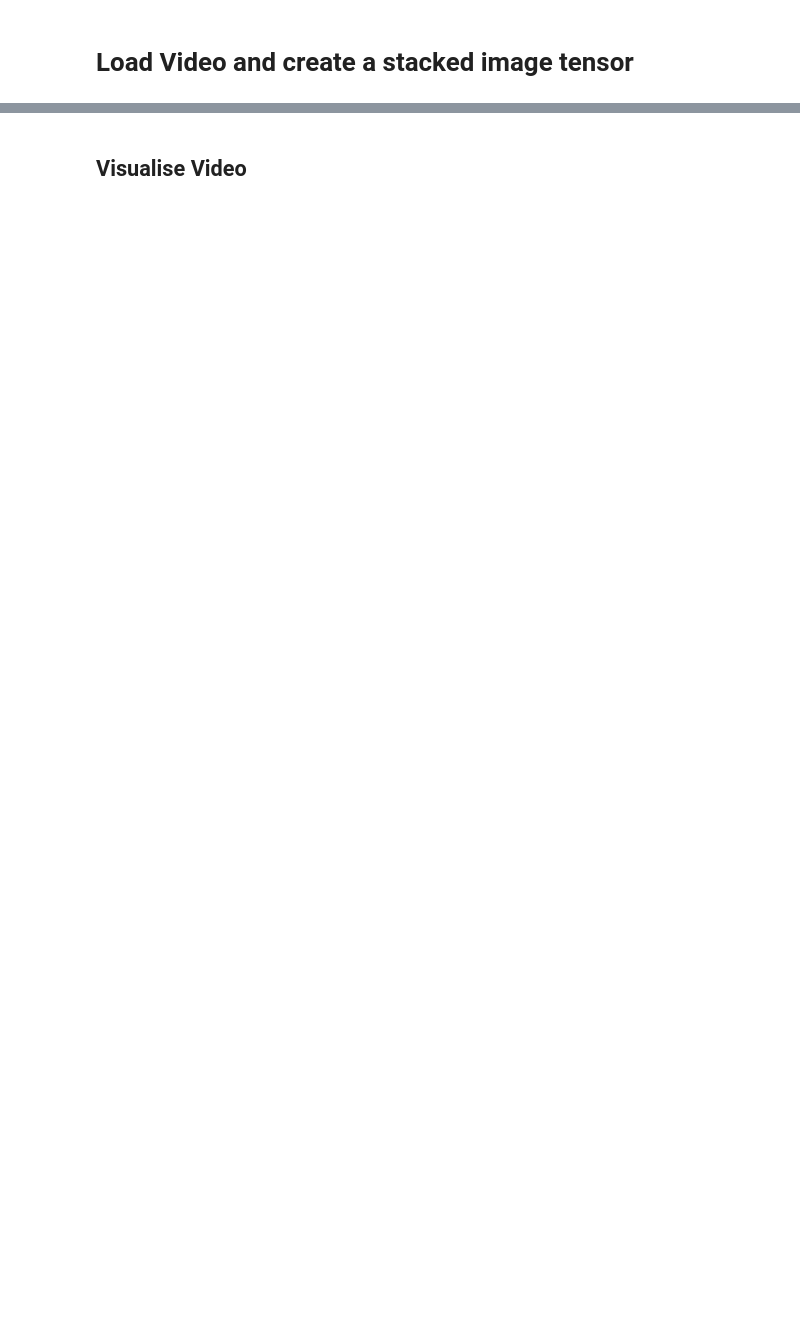
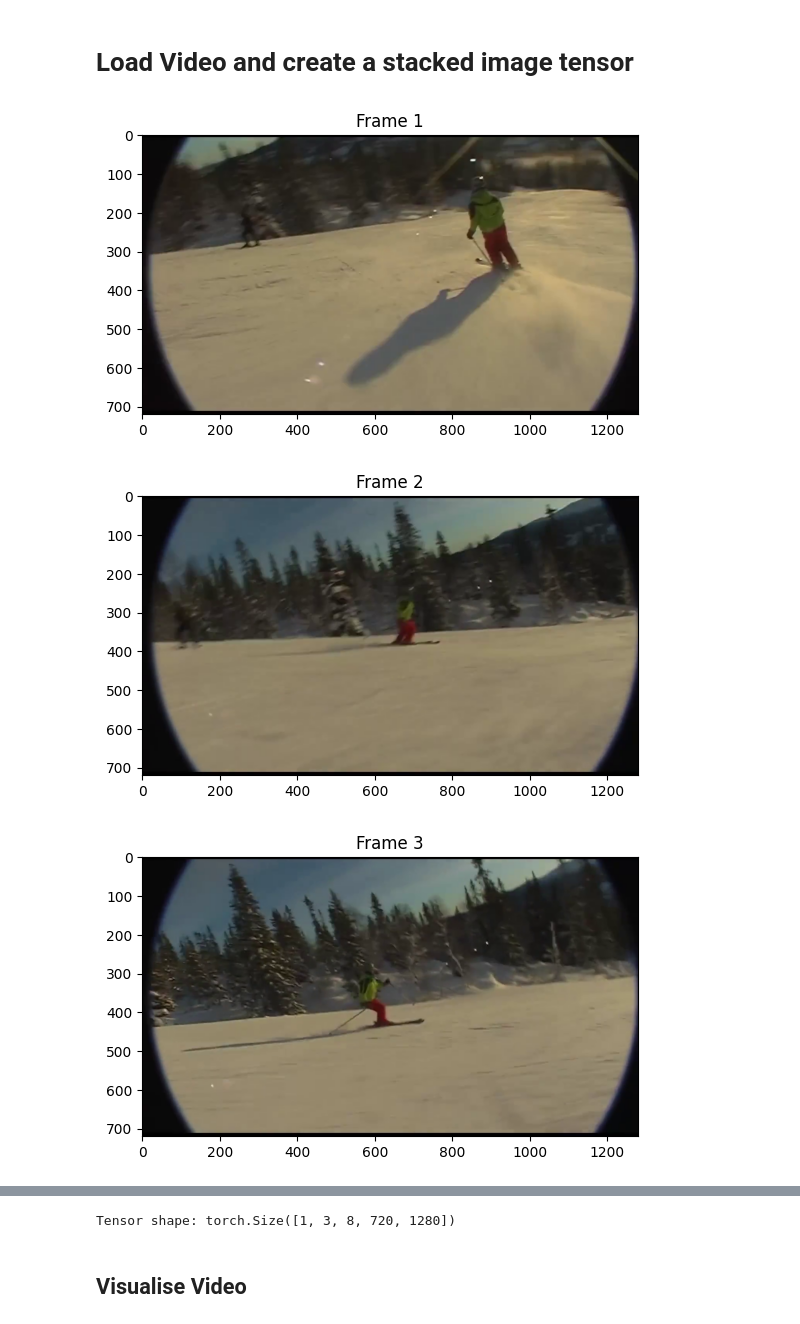
Before and after one commit to yunusskeete/jepas, a Jupyter notebook: inference.ipynb, the cells around one changed output, grey strips where cells are left out. Drawn from its saved outputs; the diff is of its cells as text; code cells hidden in the pictures; blank space fills up the shorter version.

Commit message:
fix inference frame fetching (frame step)

```diff
--- a/inference.ipynb
+++ b/inference.ipynb
@@ -16,7 +16,7 @@ from finetune_TRJEPA import TRJEPA_FT
 # %%
 FRAMES_PER_CLIP: int = 8
 VIDEO_PATH: str = (
-    "E:/ahmad/kinetics-dataset/extrasmall/val/part_0/-_3E3GBXAUc_000010_000020.mp4"
+    "E:/ahmad/kinetics-dataset/extrasmall/val/part_0/0a8T8M0gt20_000314_000324.mp4"
 )
 # %%
 def render_tensor_as_frames(tensor):
@@ -49,11 +49,21 @@ def render_tensor_as_frames(tensor):
         plt.axis("off")
         plt.show()
 # %%
-def load_video_with_decord(video_path, transform, max_frames=None):
+def load_video_with_decord(video_path, transform=None, max_frames=None, nth_frame=8):
+    # Initialize VideoReader
     vr = VideoReader(video_path, ctx=cpu(0))
 
-    # Extract frames as a list of numpy arrays
-    frames = [vr[i].asnumpy() for i in range(len(vr))[:max_frames]]
+    # Total number of frames in the video
+    total_frames = len(vr)
+
+    # Determine frame indices to sample
+    if max_frames:
+        indices = np.linspace(0, total_frames - 1, max_frames, dtype=int)
+    else:
+        indices = np.arange(0, total_frames, nth_frame, dtype=int)
+
+    # Extract frames using the calculated indices
+    frames = [vr[i].asnumpy() for i in indices]
 
     # Convert the list of numpy arrays to a single numpy array
     frames = np.stack(frames)  # Shape: [frames, height, width, channels]
@@ -63,13 +73,14 @@ def load_video_with_decord(video_path, transform, max_frames=None):
         torch.tensor(frames).permute(0, 3, 1, 2).float() / 255.0
     )  # [frames, channels, height, width]
 
-    # Apply transform to each frame
-    transformed_frames = torch.stack(
-        [transform(frame) for frame in frames]
-    )  # [frames, channels, height, width]
+    # Apply transform to each frame, if provided
+    if transform:
+        frames = torch.stack(
+            [transform(frame) for frame in frames]
+        )  # [frames, channels, height, width]
 
     # Add batch dimension and reorder to [batch_size, channels, frames, height, width]
-    return transformed_frames.unsqueeze(0).permute(0, 2, 1, 3, 4)
+    return frames.unsqueeze(0).permute(0, 2, 1, 3, 4)
 # %%
 # Define transforms
 def make_transforms(
@@ -104,6 +115,10 @@ transform = make_transforms(
 # %%
 # Load video and apply transforms
 original_video = load_video_with_decord(
-    video_path=VIDEO_PATH, transform=transform, max_frames=FRAMES_PER_CLIP
+    video_path=VIDEO_PATH, transform=None, max_frames=FRAMES_PER_CLIP
 )
 print(f"Tensor shape: {original_video.shape}")
+# %% [output]
+[figure, added]
+[figure, added]
+[figure, added]
@@ -110,3 +130,4 @@ print(f"Tensor shape: {original_video.shape}")
+Tensor shape: torch.Size([1, 3, 8, 720, 1280])
 # %% [markdown]
 ## Visualise Video
 # %%
```
Also changed, not shown: parts of 7 cells of this notebook, 1 other file.
